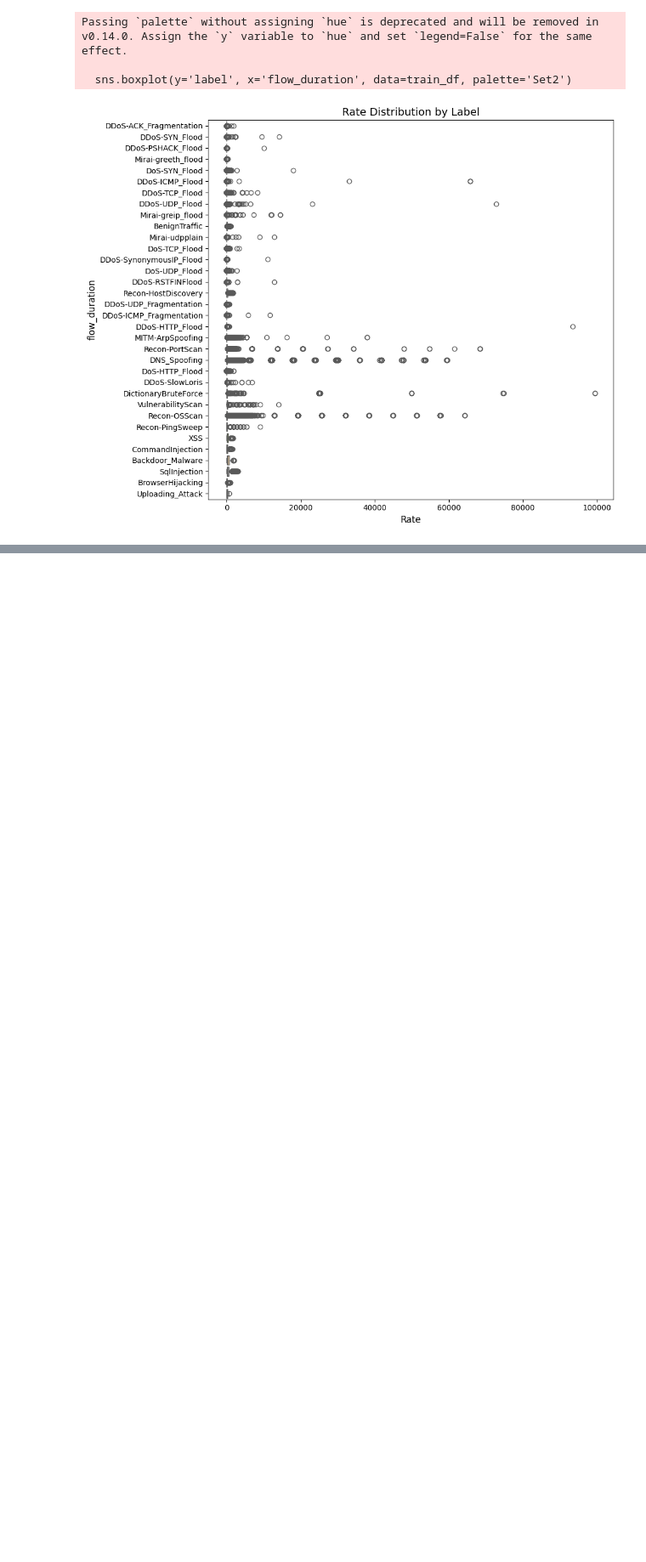
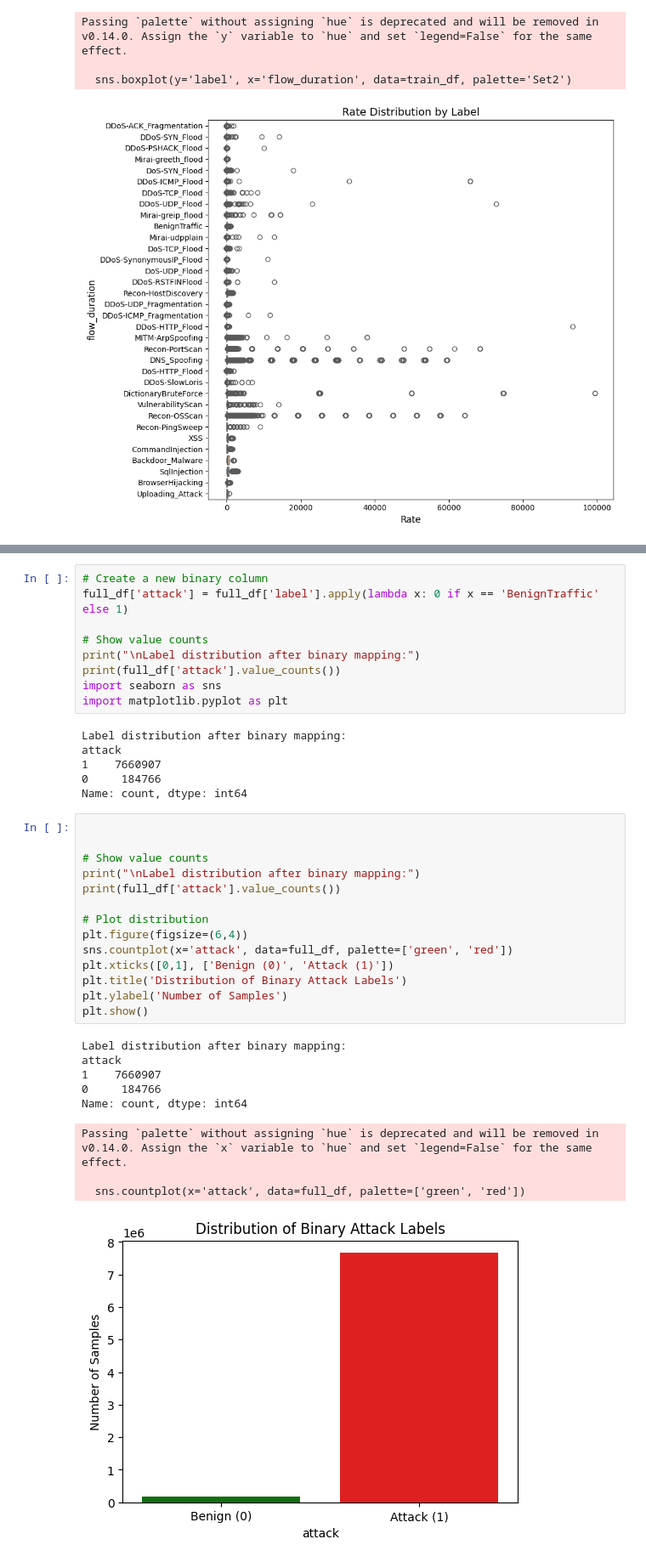
Before and after one commit to ilyesrezgui/Real-Time-Anomaly-Detection-in-IoMT-Device-Communication, a Jupyter notebook: Data Analysis/Data_Exploring_And_Visualisation.ipynb, the cells around one changed output, grey strips where cells are left out. Shown at 85% size. Drawn from its saved outputs; the diff is of its cells as text; blank space fills up the shorter version.

Commit message:
data visualisation update

```diff
--- a/Data Analysis/Data_Exploring_And_Visualisation.ipynb
+++ b/Data Analysis/Data_Exploring_And_Visualisation.ipynb
@@ -273,0 +290,39 @@ Passing `palette` without assigning `hue` is deprecated and will be removed in v
+# %%
+# Create a new binary column
+full_df['attack'] = full_df['label'].apply(lambda x: 0 if x == 'BenignTraffic' else 1)
+
+# Show value counts
+print("\nLabel distribution after binary mapping:")
+print(full_df['attack'].value_counts())
+import seaborn as sns
+import matplotlib.pyplot as plt
+# %% [output]
+Label distribution after binary mapping:
+attack
+1    7660907
+0     184766
+Name: count, dtype: int64
+# %%
+
+
+# Show value counts
+print("\nLabel distribution after binary mapping:")
+print(full_df['attack'].value_counts())
+
+# Plot distribution
+plt.figure(figsize=(6,4))
+sns.countplot(x='attack', data=full_df, palette=['green', 'red'])
+plt.xticks([0,1], ['Benign (0)', 'Attack (1)'])
+plt.title('Distribution of Binary Attack Labels')
+plt.ylabel('Number of Samples')
+plt.show()
+# %% [output]
+Label distribution after binary mapping:
+attack
+1    7660907
+0     184766
+Name: count, dtype: int64
+Passing `palette` without assigning `hue` is deprecated and will be removed in v0.14.0. Assign the `x` variable to `hue` and set `legend=False` for the same effect.
+
+  sns.countplot(x='attack', data=full_df, palette=['green', 'red'])
+[figure, added]
```
Also changed, not shown: parts of 1 cell of this notebook.
